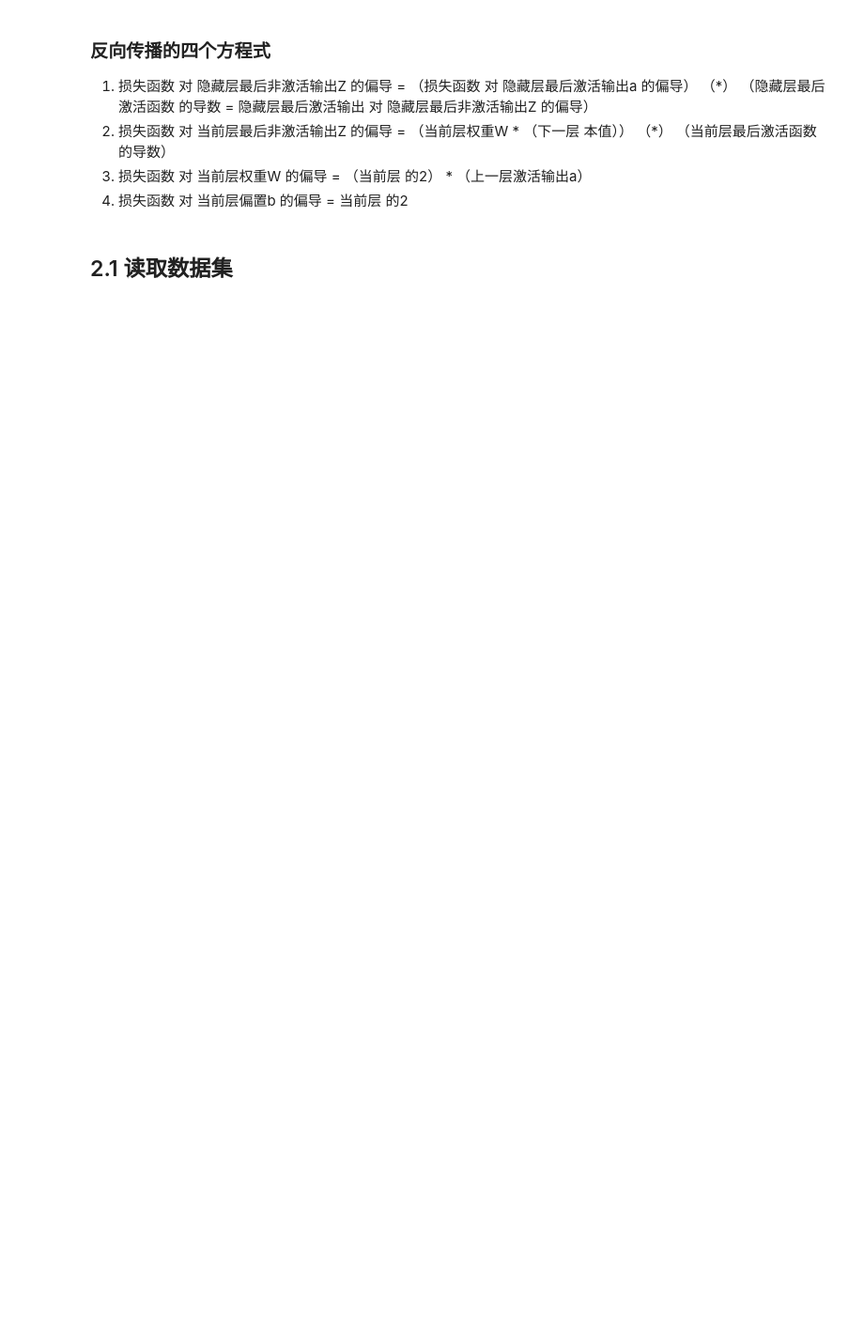
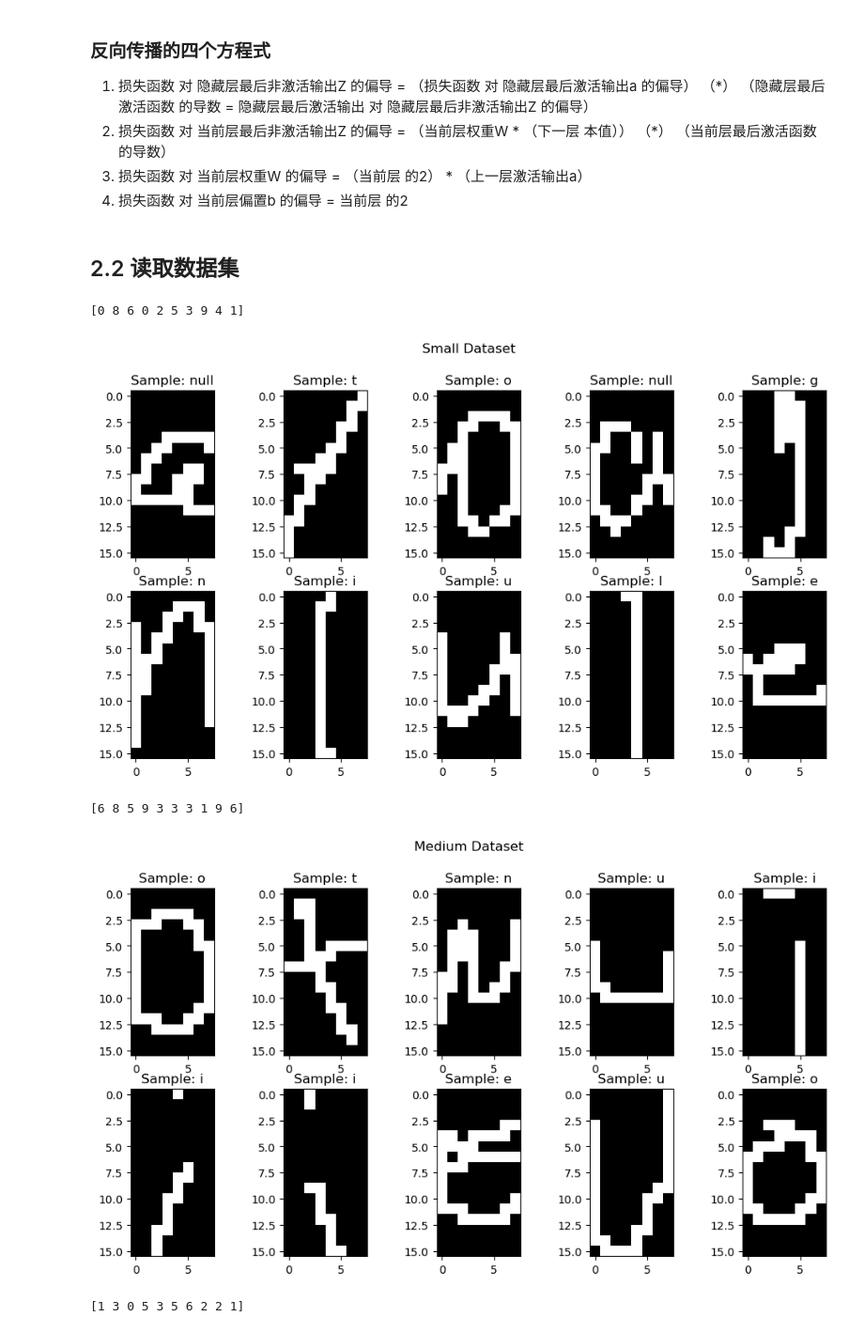
Before and after one commit to CoEric0/LJ_ai_task, a Jupyter notebook: exp003/exp003.ipynb, the cells around one changed output. Shown at 94% size. Cells and saved outputs as stored; diff of their text form; code cells hidden in the pictures; blank space fills up the shorter version.

```diff
--- a/exp003/exp003.ipynb
+++ b/exp003/exp003.ipynb
@@ -380,4 +384,4 @@ def update(params, grads_values, nn_architecture, learning_rate):
 
     return params;
 # %% [markdown]
-## 2.1 读取数据集
+## 2.2 读取数据集
@@ -386,0 +388,40 @@ train_file =
+# %%
+# 读取CSV文件并展示样本
+def read_csv_and_display_samples(csv_file, dataset_name):
+    df = pd.read_csv(csv_file, header=None)
+
+    # 随机选择10个样本
+    random_samples = df.sample(n=10)
+
+    # 从CSV中提取图像数据
+    image_data = random_samples.drop(0, axis=1).values
+    image_class = random_samples[0].values
+
+    # a,” 1 to “e,” 2 to “g,” 3 to “i,” 4 to “l,” 5 to “n,” 6 to “o,” 7 to “r,” 8 to “t,” and 9 to “u.”
+    id_2_name = {0:'null', 1:'e', 2:'g', 3:'i', 4:'l', 5:'n', 6:'o', 7:'r', 8:'t', 9:'u'}
+
+    # 显示图像
+    plt.figure(figsize=(12, 6))
+    for i in range(10):
+        plt.subplot(2, 5, i + 1)
+        # image = image_data[i].reshape(128, 128)
+        image = image_data[i].reshape(16, 8)
+
+        plt.imshow(image, cmap='gray')
+        plt.title(f"Sample: {id_2_name[image_class[i]]}")
+
+    plt.suptitle(f" {dataset_name} Dataset")
+    plt.show()
+
+    return df
+
+# 读取并显示各个数据集的样本
+small_train = read_csv_and_display_samples('./图像分类-dataset/smallTrain.csv', 'Small')
+medium_train = read_csv_and_display_samples('./图像分类-dataset/mediumTrain.csv', 'Medium')
+large_train = read_csv_and_display_samples('./图像分类-dataset/largeTrain.csv', 'Large')
+# %% [output]
+[0 8 6 0 2 5 3 9 4 1]
+[figure, added]
+[6 8 5 9 3 3 3 1 9 6]
+[figure, added]
+[1 3 0 5 3 5 6 2 2 1]
```
Also changed, not shown: parts of 5 cells of this notebook.
